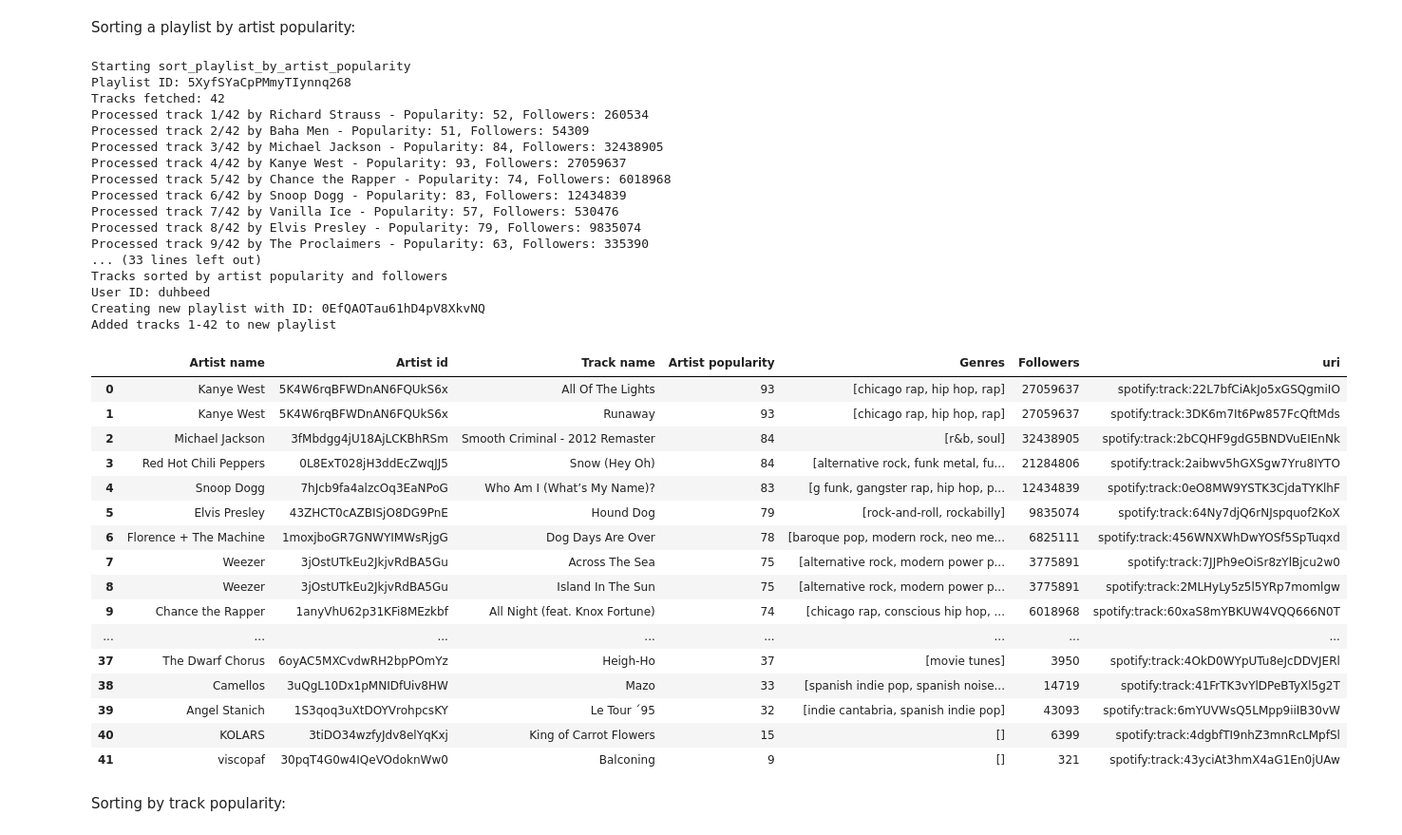
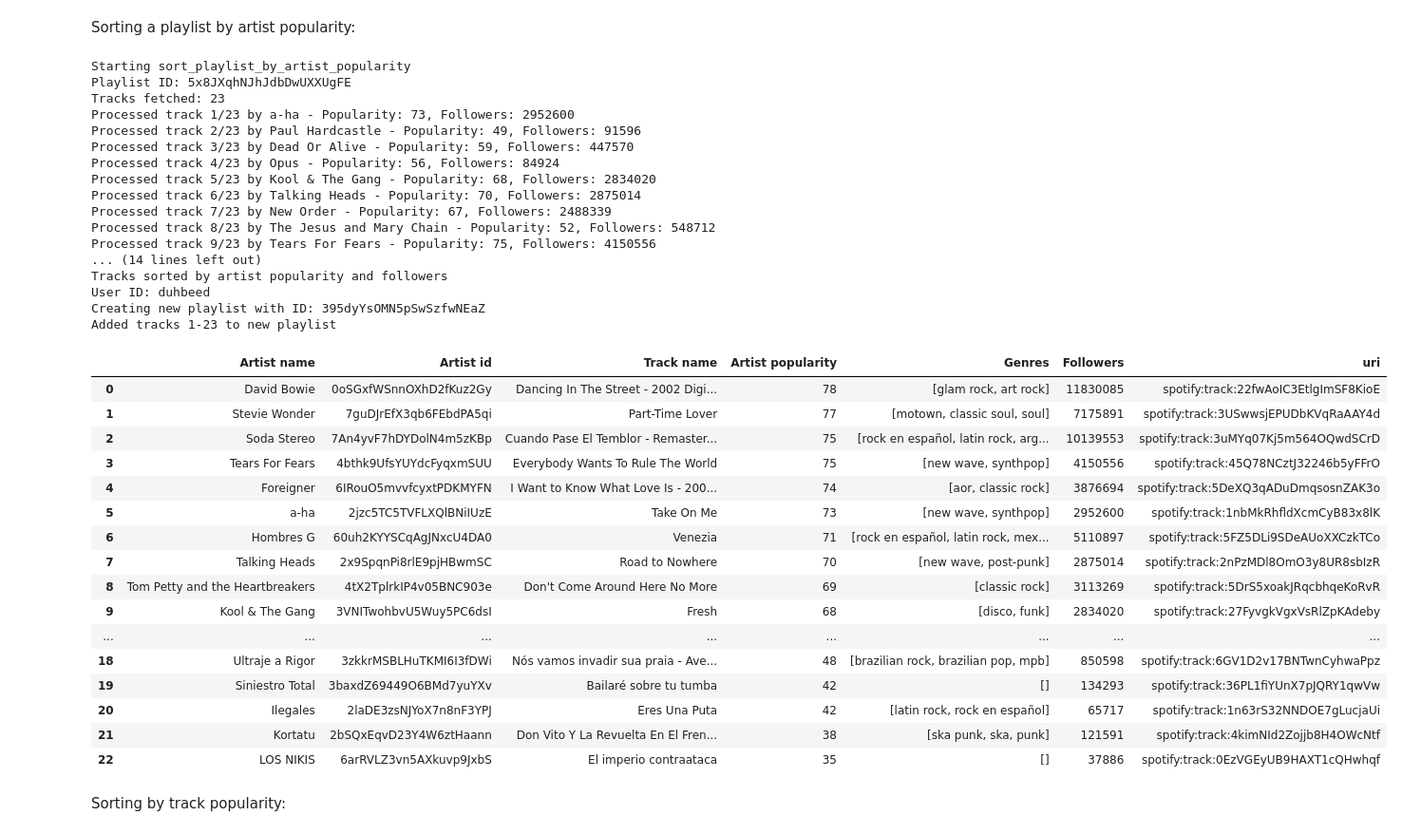
Before and after one commit to reddgr/spotipy-use-cases, a Jupyter notebook: playlist_sorting_functions.ipynb, the cells around one changed output. Shown at 95% size. Cells and saved outputs as stored; diff of their text form; code cells hidden in the pictures.

```diff
--- a/playlist_sorting_functions.ipynb
+++ b/playlist_sorting_functions.ipynb
@@ -200,46 +200,48 @@ Sorting a playlist by artist popularity:
 # %%
 # Italo-Disco TEST
 # playlist_url = "https://open.spotify.com/playlist/2qajcUJ7x242tTuBpEKUKx"
 # Dogs of TikTok/Instagram/YouTube TEST
-playlist_url = "https://open.spotify.com/playlist/5XyfSYaCpPMmyTIynnq268"
+# playlist_url = "https://open.spotify.com/playlist/5XyfSYaCpPMmyTIynnq268"
+# 1985
+playlist_url = "https://open.spotify.com/playlist/5x8JXqhNJhJdbDwUXXUgFE"
 # playlist_url = input("Please enter the playlist URL: ")
 df_sorted = sort_playlist_by_artist_popularity(sp, playlist_url)
 display(df_sorted)
 # %% [output]
 Starting sort_playlist_by_artist_popularity
-Playlist ID: 5XyfSYaCpPMmyTIynnq268
-Tracks fetched: 42
-Processed track 1/42 by Richard Strauss - Popularity: 52, Followers: 260534
-Processed track 2/42 by Baha Men - Popularity: 51, Followers: 54309
-Processed track 3/42 by Michael Jackson - Popularity: 84, Followers: 32438905
-Processed track 4/42 by Kanye West - Popularity: 93, Followers: 27059637
-Processed track 5/42 by Chance the Rapper - Popularity: 74, Followers: 6018968
-Processed track 6/42 by Snoop Dogg - Popularity: 83, Followers: 12434839
-Processed track 7/42 by Vanilla Ice - Popularity: 57, Followers: 530476
-Processed track 8/42 by Elvis Presley - Popularity: 79, Followers: 9835074
-Processed track 9/42 by The Proclaimers - Popularity: 63, Followers: 335390
-... (33 lines left out)
+Playlist ID: 5x8JXqhNJhJdbDwUXXUgFE
+Tracks fetched: 23
+Processed track 1/23 by a-ha - Popularity: 73, Followers: 2952600
+Processed track 2/23 by Paul Hardcastle - Popularity: 49, Followers: 91596
+Processed track 3/23 by Dead Or Alive - Popularity: 59, Followers: 447570
+Processed track 4/23 by Opus - Popularity: 56, Followers: 84924
+Processed track 5/23 by Kool & The Gang - Popularity: 68, Followers: 2834020
+Processed track 6/23 by Talking Heads - Popularity: 70, Followers: 2875014
+Processed track 7/23 by New Order - Popularity: 67, Followers: 2488339
+Processed track 8/23 by The Jesus and Mary Chain - Popularity: 52, Followers: 548712
+Processed track 9/23 by Tears For Fears - Popularity: 75, Followers: 4150556
+... (14 lines left out)
 Tracks sorted by artist popularity and followers
 User ID: duhbeed
-Creating new playlist with ID: 0EfQAOTau61hD4pV8XkvNQ
-Added tracks 1-42 to new playlist
+Creating new playlist with ID: 395dyYsOMN5pSwSzfwNEaZ
+Added tracks 1-23 to new playlist
 |  | Artist name | Artist id | Track name | Artist popularity | Genres | Followers | uri |
-| 0 | Kanye West | 5K4W6rqBFWDnAN6FQUkS6x | All Of The Lights | 93 | [chicago rap, hip hop, rap] | 27059637 | spotify:track:22L7bfCiAkJo5xGSQgmiIO |
-| 1 | Kanye West | 5K4W6rqBFWDnAN6FQUkS6x | Runaway | 93 | [chicago rap, hip hop, rap] | 27059637 | spotify:track:3DK6m7It6Pw857FcQftMds |
-| 2 | Michael Jackson | 3fMbdgg4jU18AjLCKBhRSm | Smooth Criminal - 2012 Remaster | 84 | [r&b, soul] | 32438905 | spotify:track:2bCQHF9gdG5BNDVuEIEnNk |
-| 3 | Red Hot Chili Peppers | 0L8ExT028jH3ddEcZwqJJ5 | Snow (Hey Oh) | 84 | [alternative rock, funk metal, fu... | 21284806 | spotify:track:2aibwv5hGXSgw7Yru8IYTO |
-| 4 | Snoop Dogg | 7hJcb9fa4alzcOq3EaNPoG | Who Am I (What’s My Name)? | 83 | [g funk, gangster rap, hip hop, p... | 12434839 | spotify:track:0eO8MW9YSTK3CjdaTYKlhF |
-| 5 | Elvis Presley | 43ZHCT0cAZBISjO8DG9PnE | Hound Dog | 79 | [rock-and-roll, rockabilly] | 9835074 | spotify:track:64Ny7djQ6rNJspquof2KoX |
-| 6 | Florence + The Machine | 1moxjboGR7GNWYIMWsRjgG | Dog Days Are Over | 78 | [baroque pop, modern rock, neo me... | 6825111 | spotify:track:456WNXWhDwYOSf5SpTuqxd |
-| 7 | Weezer | 3jOstUTkEu2JkjvRdBA5Gu | Across The Sea | 75 | [alternative rock, modern power p... | 3775891 | spotify:track:7JJPh9eOiSr8zYlBjcu2w0 |
-| 8 | Weezer | 3jOstUTkEu2JkjvRdBA5Gu | Island In The Sun | 75 | [alternative rock, modern power p... | 3775891 | spotify:track:2MLHyLy5z5l5YRp7momlgw |
-| 9 | Chance the Rapper | 1anyVhU62p31KFi8MEzkbf | All Night (feat. Knox Fortune) | 74 | [chicago rap, conscious hip hop, ... | 6018968 | spotify:track:60xaS8mYBKUW4VQQ666N0T |
+| 0 | David Bowie | 0oSGxfWSnnOXhD2fKuz2Gy | Dancing In The Street - 2002 Digi... | 78 | [glam rock, art rock] | 11830085 | spotify:track:22fwAoIC3EtlgImSF8KioE |
+| 1 | Stevie Wonder | 7guDJrEfX3qb6FEbdPA5qi | Part-Time Lover | 77 | [motown, classic soul, soul] | 7175891 | spotify:track:3USwwsjEPUDbKVqRaAAY4d |
+| 2 | Soda Stereo | 7An4yvF7hDYDolN4m5zKBp | Cuando Pase El Temblor - Remaster... | 75 | [rock en español, latin rock, arg... | 10139553 | spotify:track:3uMYq07Kj5m564OQwdSCrD |
+| 3 | Tears For Fears | 4bthk9UfsYUYdcFyqxmSUU | Everybody Wants To Rule The World | 75 | [new wave, synthpop] | 4150556 | spotify:track:45Q78NCztJ32246b5yFFrO |
+| 4 | Foreigner | 6IRouO5mvvfcyxtPDKMYFN | I Want to Know What Love Is - 200... | 74 | [aor, classic rock] | 3876694 | spotify:track:5DeXQ3qADuDmqsosnZAK3o |
+| 5 | a-ha | 2jzc5TC5TVFLXQlBNiIUzE | Take On Me | 73 | [new wave, synthpop] | 2952600 | spotify:track:1nbMkRhfldXcmCyB83x8lK |
+| 6 | Hombres G | 60uh2KYYSCqAgJNxcU4DA0 | Venezia | 71 | [rock en español, latin rock, mex... | 5110897 | spotify:track:5FZ5DLi9SDeAUoXXCzkTCo |
+| 7 | Talking Heads | 2x9SpqnPi8rlE9pjHBwmSC | Road to Nowhere | 70 | [new wave, post-punk] | 2875014 | spotify:track:2nPzMDl8OmO3y8UR8sbIzR |
+| 8 | Tom Petty and the Heartbreakers | 4tX2TplrkIP4v05BNC903e | Don't Come Around Here No More | 69 | [classic rock] | 3113269 | spotify:track:5DrS5xoakJRqcbhqeKoRvR |
+| 9 | Kool & The Gang | 3VNITwohbvU5Wuy5PC6dsI | Fresh | 68 | [disco, funk] | 2834020 | spotify:track:27FyvgkVgxVsRlZpKAdeby |
 | ... | ... | ... | ... | ... | ... | ... | ... |
-| 37 | The Dwarf Chorus | 6oyAC5MXCvdwRH2bpPOmYz | Heigh-Ho | 37 | [movie tunes] | 3950 | spotify:track:4OkD0WYpUTu8eJcDDVJERl |
-| 38 | Camellos | 3uQgL10Dx1pMNIDfUiv8HW | Mazo | 33 | [spanish indie pop, spanish noise... | 14719 | spotify:track:41FrTK3vYlDPeBTyXl5g2T |
-| 39 | Angel Stanich | 1S3qoq3uXtDOYVrohpcsKY | Le Tour ´95 | 32 | [indie cantabria, spanish indie pop] | 43093 | spotify:track:6mYUVWsQ5LMpp9iiIB30vW |
-| 40 | KOLARS | 3tiDO34wzfyJdv8elYqKxj | King of Carrot Flowers | 15 | [] | 6399 | spotify:track:4dgbfTI9nhZ3mnRcLMpfSl |
-| 41 | viscopaf | 30pqT4G0w4IQeVOdoknWw0 | Balconing | 9 | [] | 321 | spotify:track:43yciAt3hmX4aG1En0jUAw |
+| 18 | Ultraje a Rigor | 3zkkrMSBLHuTKMI6I3fDWi | Nós vamos invadir sua praia - Ave... | 48 | [brazilian rock, brazilian pop, mpb] | 850598 | spotify:track:6GV1D2v17BNTwnCyhwaPpz |
+| 19 | Siniestro Total | 3baxdZ69449O6BMd7yuYXv | Bailaré sobre tu tumba | 42 | [] | 134293 | spotify:track:36PL1fiYUnX7pJQRY1qwVw |
+| 20 | Ilegales | 2laDE3zsNJYoX7n8nF3YPJ | Eres Una Puta | 42 | [latin rock, rock en español] | 65717 | spotify:track:1n63rS32NNDOE7gLucjaUi |
+| 21 | Kortatu | 2bSQxEqvD23Y4W6ztHaann | Don Vito Y La Revuelta En El Fren... | 38 | [ska punk, ska, punk] | 121591 | spotify:track:4kimNId2Zojjb8H4OWcNtf |
+| 22 | LOS NIKIS | 6arRVLZ3vn5AXkuvp9JxbS | El imperio contraataca | 35 | [] | 37886 | spotify:track:0EzVGEyUB9HAXT1cQHwhqf |
 # %% [markdown]
 Sorting by track popularity:
 # %%
```
Also changed, not shown: 1 other file.
